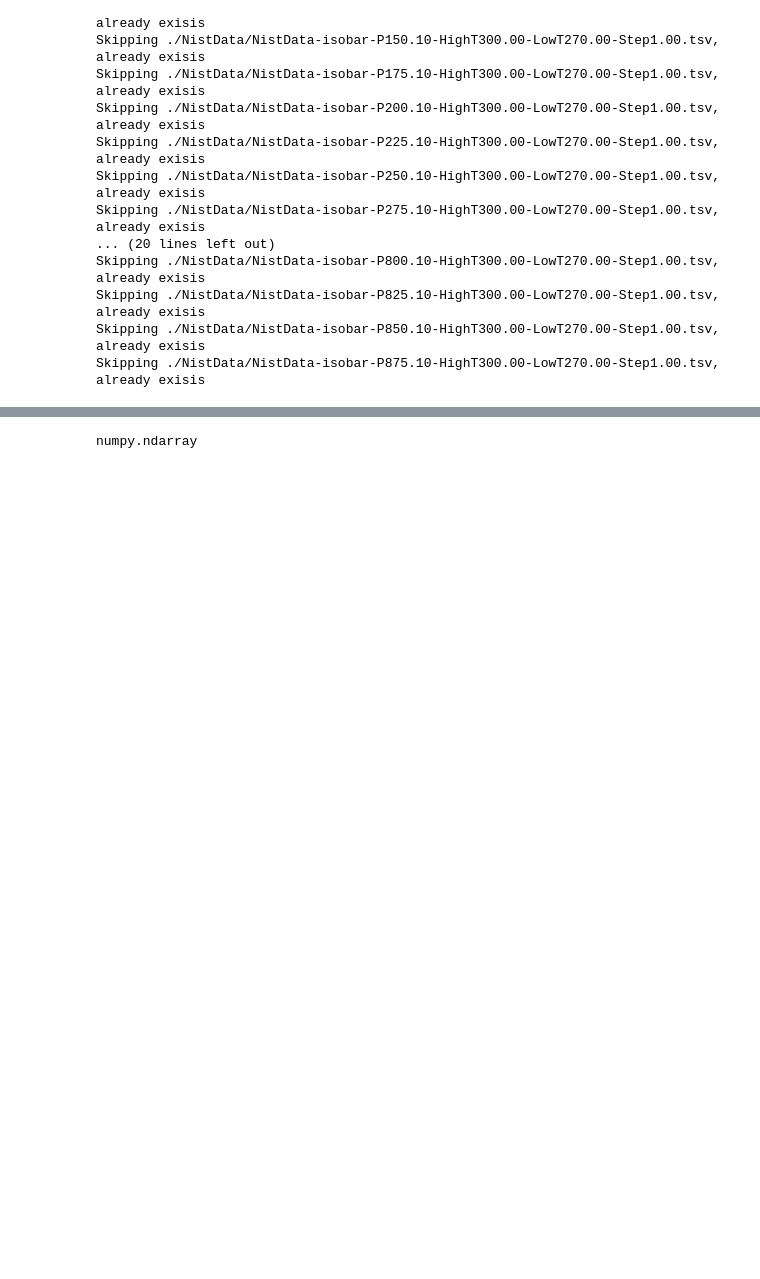
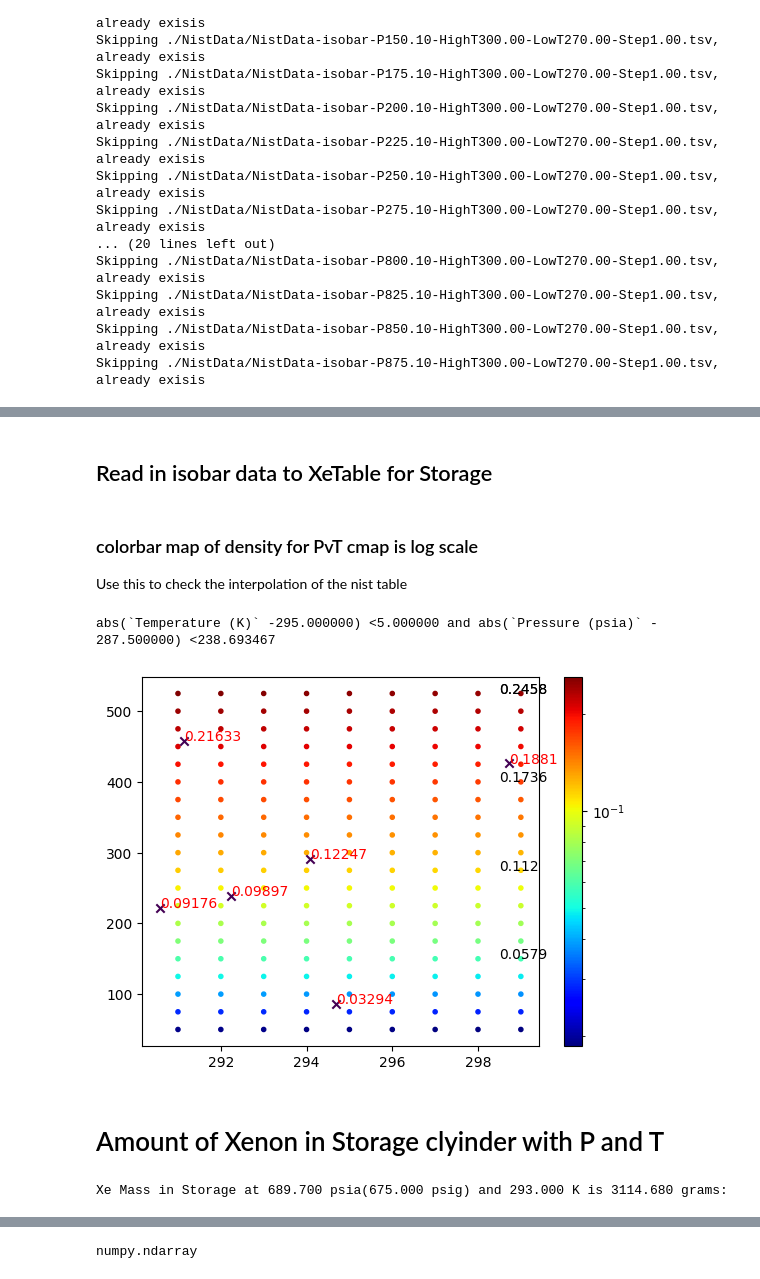
Before and after one commit to jbane11/nexo, a Jupyter notebook: Lab028/XeMassCalc/XenonMassCalc.ipynb, the cells around one changed output, grey strips where cells are left out. Cells and saved outputs as stored; diff of their text form; code cells hidden in the pictures; blank space fills up the shorter version.

```diff
--- a/Lab028/XeMassCalc/XenonMassCalc.ipynb
+++ b/Lab028/XeMassCalc/XenonMassCalc.ipynb
@@ -266,0 +188,2 @@ def GetMassInjected(p,T=293,m_0=XeMass_t0,vol=Storage_vol):
+# %% [markdown]
+## Read in isobar data to XeTable for Storage
@@ -266,0 +211,54 @@ def GetMassInjected(p,T=293,m_0=XeMass_t0,vol=Storage_vol):
+# %% [markdown]
+### colorbar map of density for PvT  cmap is log scale
+
+Use this to check the interpolation of the nist table
+# %%
+Tmin=290
+Tmax=300
+Pmin=50
+Pmax=525
+count=5
+
+
+print("abs(`Temperature (K)` -%f) <%f and abs(`Pressure (psia)` - %f) <%f"%((Tmin+Tmax)/2, (Tmax-Tmin)/2,(Pmax+Pmin)/2,(Pmax-Pmin)/1.99))
+DF=XeTable_storage.query("abs(`Temperature (K)` -%f) <%f and abs(`Pressure (psia)` - %f) <%f"%((Tmin+Tmax)/2, (Tmax-Tmin)/2,(Pmax+Pmin)/2,(Pmax-Pmin)/1.99))
+
+plt.scatter(DF["Temperature (K)"],DF["Pressure (psia)"],c=(DF["Density (g/ml)"]),marker=".",cmap="jet",norm=matplotlib.colors.LogNorm())
+plt.colorbar()
+
+
+for i in np.arange(0,count+1,1):
+    x=np.random.random()*(Tmax-Tmin)+Tmin
+    y=np.random.random()*(Pmax-Pmin)+Pmin
+    z=IsoBar_TvP_storage(x,y)
+
+
+    plt.text(x,y,np.round(z,5),color="red")
+    plt.scatter(x,y,c=z,marker="x")
+
+
+for m in [0,1,2,3,4]:
+    m= int(m/4* len(DF.index)) -1
+    X=DF["Temperature (K)"].iloc[m]
+    Y=DF["Pressure (psia)"].iloc[m]
+    Z=DF["Density (g/ml)"].iloc[m]
+
+
+    plt.text(X-0.5,Y-0.025,np.round(Z,4))
+# %% [output]
+abs(`Temperature (K)` -295.000000) <5.000000 and abs(`Pressure (psia)` - 287.500000) <238.693467
+[figure, added]
+# %% [markdown]
+# Amount of Xenon in Storage clyinder with P and T
+# %%
+## Set the time 0 amount of xenon
+
+x=293
+y=675+14.7
+z=IsoBar_TvP_storage(x,y)
+
+print( "Xe Mass in Storage at %0.3f psia(%0.3f psig) and %0.3f K is %0.3f grams:"%(y,y-14.7,x,z*Storage_vol))
+
+XeMass_t0=float(z)*Storage_vol
+# %% [output]
+Xe Mass in Storage at 689.700 psia(675.000 psig) and 293.000 K is 3114.680 grams:
```
Also changed, not shown: parts of 58 cells of this notebook, 4 other files.
